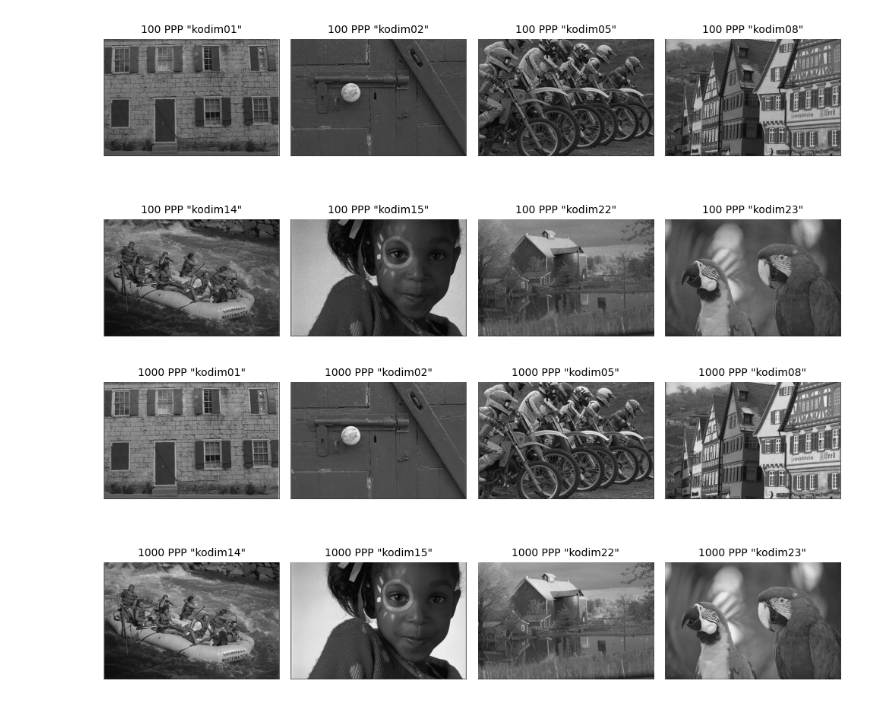
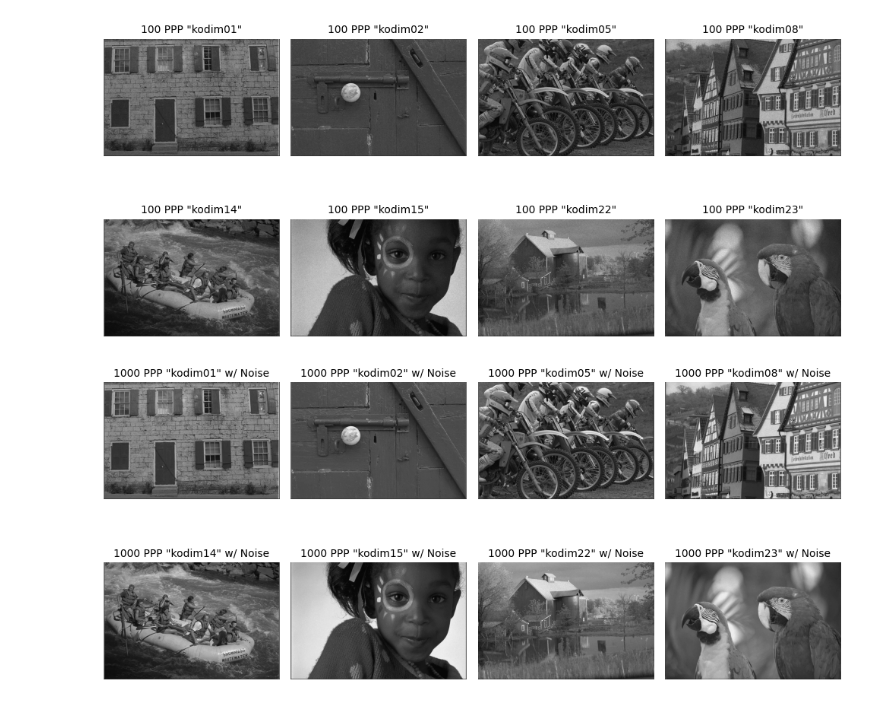
Before and after one commit to NAlexH2/compimgproj, a Jupyter notebook: Alex_Harris_Project_Checkin.ipynb, the cells around one changed output. Cells and saved outputs as stored; diff of their text form; code cells hidden in the pictures.

```diff
--- a/Alex_Harris_Project_Checkin.ipynb
+++ b/Alex_Harris_Project_Checkin.ipynb
@@ -350,49 +350,49 @@ plt.figure(figsize=[10,10])
 
 plt.subplot(241)
 plt.axis('off')
-plt.title('1000 PPP "kodim01"', fontsize=10)
+plt.title('1000 PPP "kodim01" w/ Noise', fontsize=10)
 plt.imshow(pois_im01_1000, cmap='gray')
 
 plt.subplot(242)
 plt.axis('off')
-plt.title('1000 PPP "kodim02"', fontsize=10)
+plt.title('1000 PPP "kodim02" w/ Noise', fontsize=10)
 plt.imshow(pois_im02_1000, cmap='gray')
 
 plt.subplot(243)
 plt.axis('off')
-plt.title('1000 PPP "kodim05"', fontsize=10)
+plt.title('1000 PPP "kodim05" w/ Noise', fontsize=10)
 plt.imshow(pois_im05_1000, cmap='gray')
 
 plt.subplot(244)
 plt.axis('off')
-plt.title('1000 PPP "kodim08"', fontsize=10)
+plt.title('1000 PPP "kodim08" w/ Noise', fontsize=10)
 plt.imshow(pois_im08_1000, cmap='gray')
 
 plt.subplot(245)
 plt.axis('off')
-plt.title('1000 PPP "kodim14"', fontsize=10)
+plt.title('1000 PPP "kodim14" w/ Noise', fontsize=10)
 plt.imshow(pois_im14_1000, cmap='gray')
 
 plt.subplot(246)
 plt.axis('off')
-plt.title('1000 PPP "kodim15"', fontsize=10)
+plt.title('1000 PPP "kodim15" w/ Noise', fontsize=10)
 plt.imshow(pois_im15_1000, cmap='gray')
 
 plt.subplot(247)
 plt.axis('off')
-plt.title('1000 PPP "kodim22"', fontsize=10)
+plt.title('1000 PPP "kodim22" w/ Noise', fontsize=10)
 plt.imshow(pois_im22_1000, cmap='gray')
 
 plt.subplot(248)
 plt.axis('off')
-plt.title('1000 PPP "kodim23"', fontsize=10)
+plt.title('1000 PPP "kodim23" w/ Noise', fontsize=10)
 plt.imshow(pois_im23_1000, cmap='gray')
 
 plt.tight_layout()
 plt.tight_layout()
 plt.tight_layout()
 # %% [output]
-[figure, old version]
+[figure, new version]
 # %%
 pois_im01_1000 = np.array(skimage.util.img_as_uint(pois_im01_1000))
 pois_im02_1000 = np.array(skimage.util.img_as_uint(pois_im02_1000))
```
Also changed, not shown: parts of 9 cells of this notebook, 4 other files.
